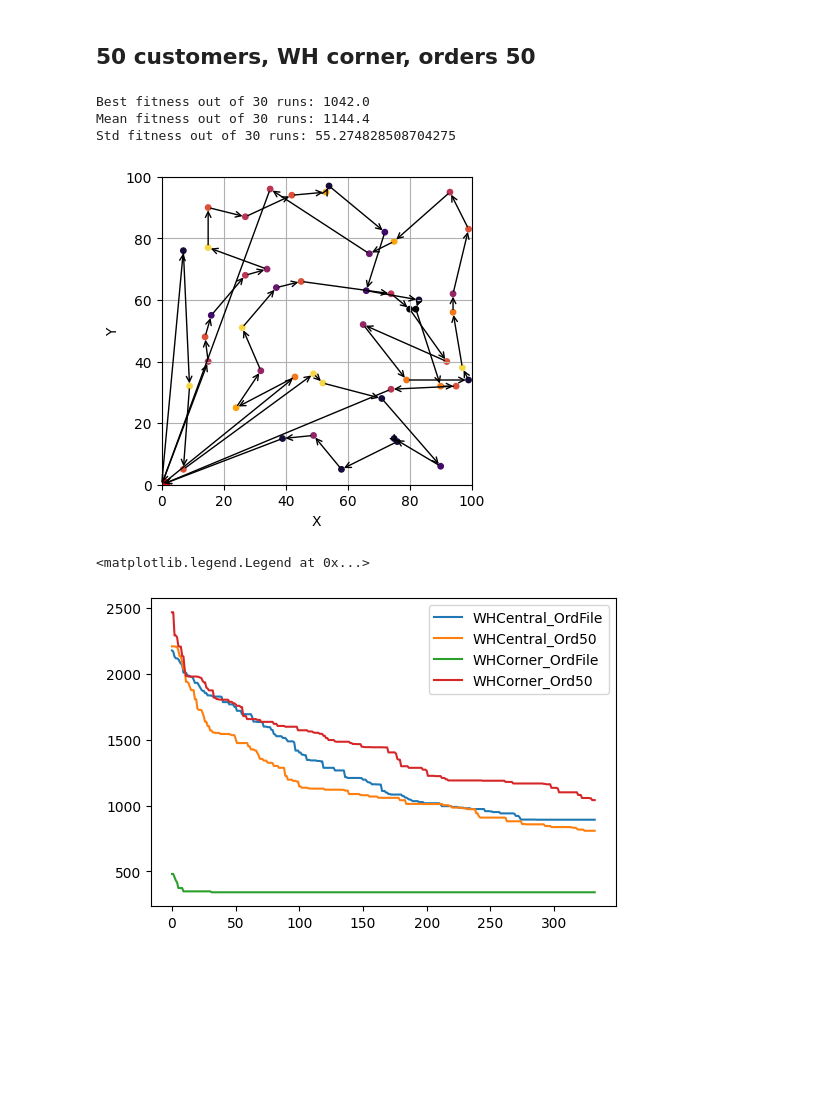
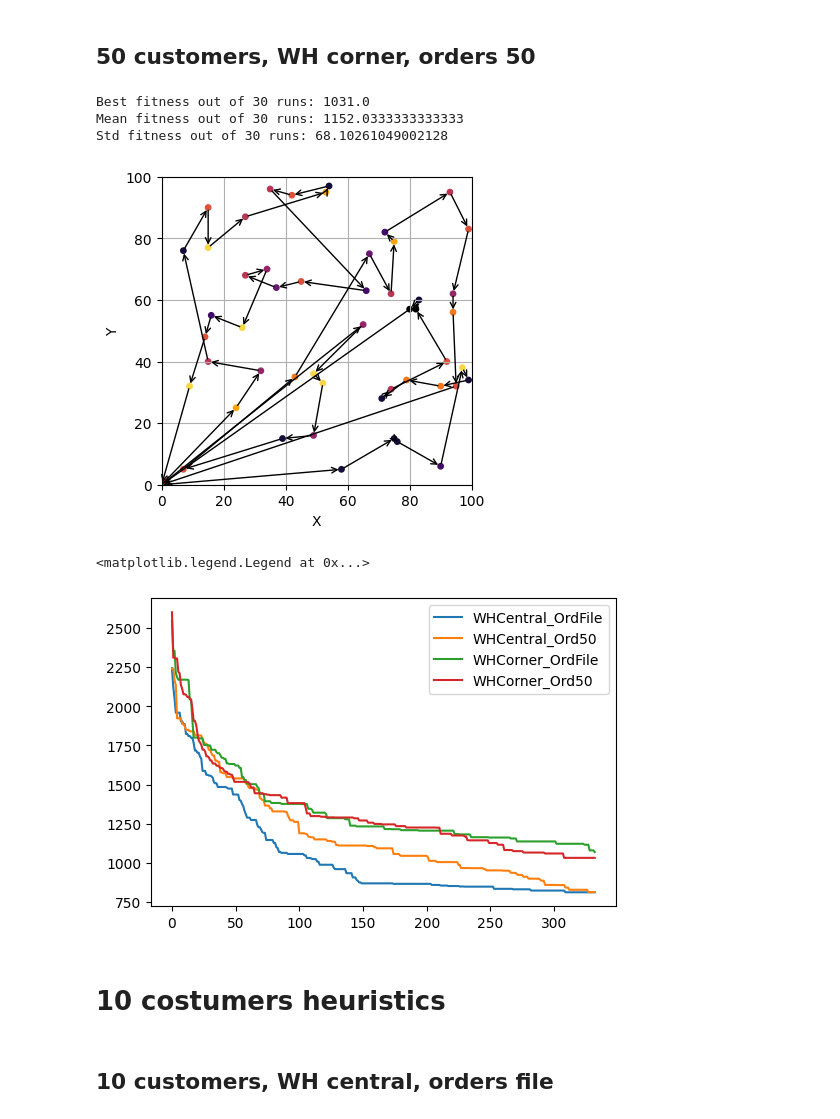
Before and after one commit to bernardo-silva/ComputationalIntelligence-project2, a Jupyter notebook: results.ipynb, the cells around one changed output. Saved outputs shown, nothing was run; the diff lists cells and outputs as text; code cells hidden in the pictures; blank space fills up the shorter version.

```diff
--- a/results.ipynb
+++ b/results.ipynb
@@ -245,5 +263,7 @@ ax.legend()
 # %% [markdown]
 # 50 costumers
+# %%
+N = 50
 # %% [markdown]
 ## 50 customers, WH central, orders file
 # %%
@@ -325,37 +348,40 @@ Std fitness out of 30 runs: 60.38341383746589
 # %% [markdown]
 ## 50 customers, WH corner, orders 50
 # %%
-(best_solution, best_fitness, best_evolution_CornerOrd50), \
-(_, final_fitnesses) = many_runs(
-                            ind_size=50,
-                            distances=dist_corner,
-                            orders=[0] + [50]*50,
-                            pop_size=30,
-                            elitist_cross=3,
-                            elitist_size = 30//5,
-                            CXPB = 1,
-                            MUTPB = 0.2,
-                            INVPB=0.3,
-                            n_runs=30)
+EA = SingleObjectiveTSP(ind_size=N,
+                        distances=dist_corner,
+                        orders=[0] + [50]*N,
+                        coords=xy_corner,
+                        pop_size=30,
+                        use_heuristic=False,
+                        elitist_cross=3,
+                        elitist_size = 30//5,
+                        CXPB = 1,
+                        MUTPB = 0.2,
+                        INVPB=0.3)
 
-print(f"Best fitness out of 30 runs: {best_fitness}")
-print(f"Mean fitness out of 30 runs: {np.mean(final_fitnesses)}")
-print(f"Std fitness out of 30 runs: {np.std(final_fitnesses)}")
+result50WHCornerOrd50 = EA.many_runs(n_runs=30)
 
-plot_route(best_solution, xy_corner.T, orders)
+print(f"Best fitness out of 30 runs: {result50WHCornerOrd50['best_fitness']}")
+print(f"Mean fitness out of 30 runs: {np.mean(result50WHCornerOrd50['final_fitnesses'])}")
+print(f"Std fitness out of 30 runs: {np.std(result50WHCornerOrd50['final_fitnesses'])}")
+
+plot_route(result50WHCornerOrd50["best_solution"], xy_corner.T[:N+1], orders[:N+1])
 # %% [output]
-Best fitness out of 30 runs: 1042.0
-Mean fitness out of 30 runs: 1144.4
-Std fitness out of 30 runs: 55.274828508704275
+Best fitness out of 30 runs: 1031.0
+Mean fitness out of 30 runs: 1152.0333333333333
+Std fitness out of 30 runs: 68.10261049002128
-[figure, old version]
+[figure, new version]
 # %%
 fig, ax = plt.subplots(figsize=(6,4))
 
-ax.plot(best_evolution_CentralOrdFile, label="WHCentral_OrdFile")
-ax.plot(best_evolution_CentralOrd50, label="WHCentral_Ord50")
-ax.plot(best_evolution_CornerlOrdFile, label="WHCorner_OrdFile")
-ax.plot(best_evolution_CornerOrd50, label="WHCorner_Ord50")
+ax.plot(result50WHCentralOrdFile["best_evolution"], label="WHCentral_OrdFile")
+ax.plot(result50WHCentralOrd50["best_evolution"], label="WHCentral_Ord50")
+ax.plot(result50WHCornerOrdFile["best_evolution"], label="WHCorner_OrdFile")
+ax.plot(result50WHCornerOrd50["best_evolution"], label="WHCorner_Ord50")
 ax.legend()
 # %% [output]
 <matplotlib.legend.Legend at 0x...>
-[figure, old version]
+[figure, new version]
+# %% [markdown]
+# 10 costumers heuristics
@@ -361,0 +390,2 @@ ax.legend()
+# %% [markdown]
+## 10 customers, WH central, orders file
```
Also changed, not shown: parts of 36 cells of this notebook, 3 other files.
